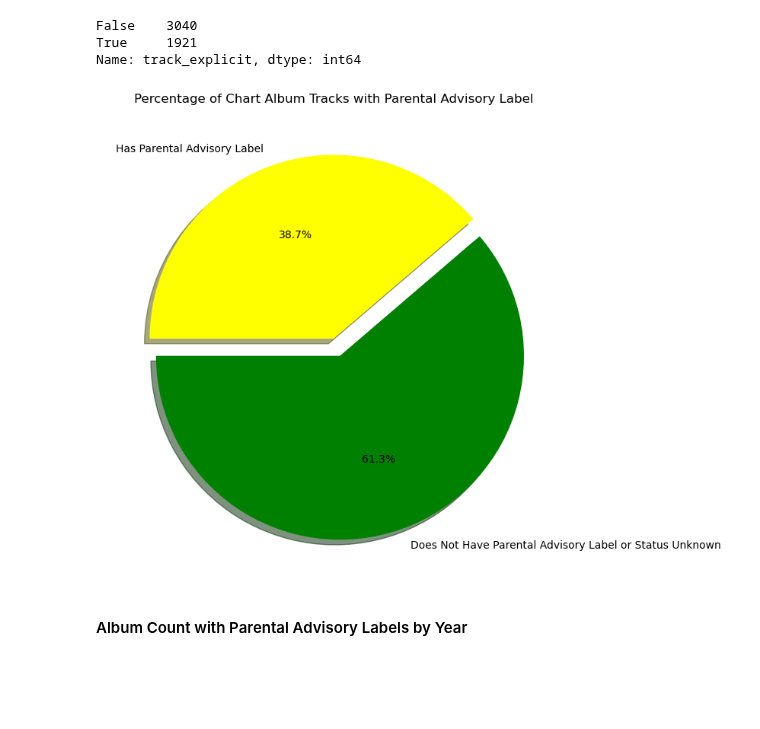
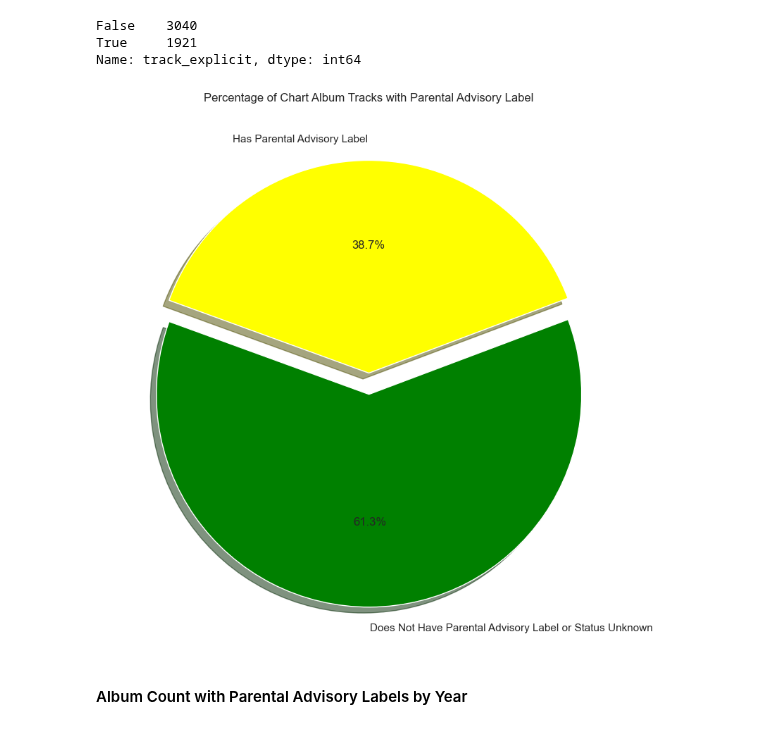
Before and after one commit to katieravenwood/Spotify-Five-Year-Analysis-Project, a Jupyter notebook: notebooks/ExploratoryAnalysis.ipynb, the cells around one changed output. Drawn from its saved outputs; the diff is of its cells as text; code cells hidden in the pictures; blank space fills up the shorter version.

```diff
--- a/notebooks/ExploratoryAnalysis.ipynb
+++ b/notebooks/ExploratoryAnalysis.ipynb
@@ -440,16 +440,17 @@ False    3040
 True     1921
 Name: track_explicit, dtype: int64
 # %%
+plt.figure(figsize=(10, 10))
 plt.pie(df5['track_explicit'].value_counts(),
         explode=(0.1, 0),
         colors=['green', 'yellow'],
         autopct='%1.1f%%',
         shadow=True,
-        startangle=180, labels = ['Does Not Have Parental Advisory Label or Status Unknown', 'Has Parental Advisory Label']);
+        startangle=160, labels = ['Does Not Have Parental Advisory Label or Status Unknown', 'Has Parental Advisory Label']);
 plt.title('Percentage of Chart Album Tracks with Parental Advisory Label')
 plt.savefig('../viz/pyplots/ExplicitPieChart.png')
 # %% [output]
-[figure, old version]
+[figure, new version]
 # %% [markdown]
 #### Album Count with Parental Advisory Labels by Year
 # %%
```
Also changed, not shown: parts of 10 cells of this notebook, 16 other files.
